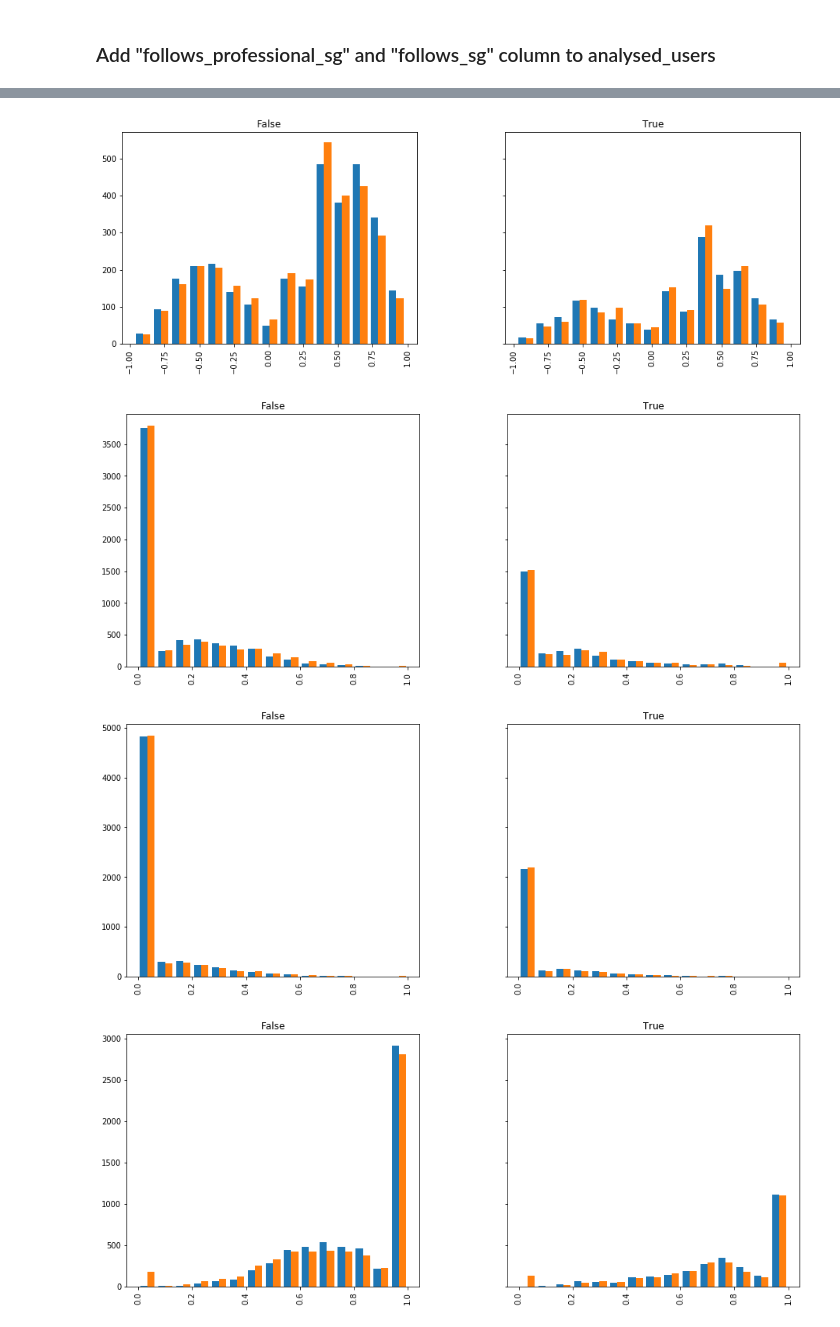
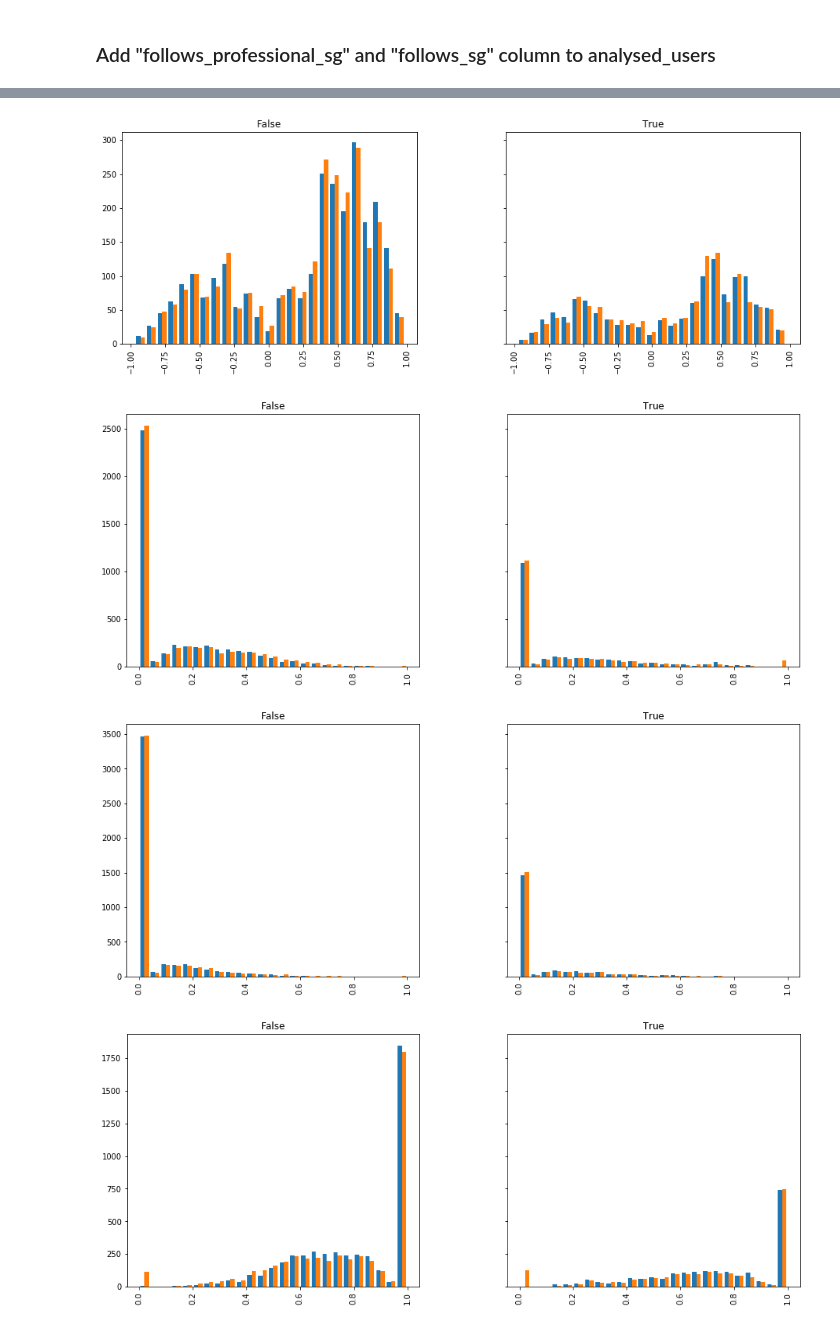
Before and after one commit to detectAna/detectAna, a Jupyter notebook: exploratory_analysis/data_analysis.ipynb, the cells around one changed output, grey strips where cells are left out. Cells and saved outputs as stored; diff of their text form; code cells hidden in the pictures.

```diff
--- a/exploratory_analysis/data_analysis.ipynb
+++ b/exploratory_analysis/data_analysis.ipynb
@@ -207,0 +192,15 @@ tweets.head()
+# %%
+def drop_tweets_with_urls(df):
+    num_dropped = 0
+    print(len(df))
+    for i in range(df.shape[0]):
+        urls = df.at[i, 'entities']['urls']
+        if len(urls) > 0:
+            df.drop(i, inplace=True)
+            num_dropped += 1
+    print("Dropped {}".format(num_dropped))
+    df.reset_index(inplace=True)
+    print(len(df))
+    return df
+# %%
+tweets = drop_tweets_with_urls(tweets)
@@ -447,8 +454,8 @@ analysed_users.shape
 # %%
 analysed_users['is_support'] = (analysed_users['follows_sg'] == True) | (analysed_users['follows_professional_sg'] == True)
-analysed_users.loc[ (analysed_users['compound_np'] !=0) & (analysed_users['compound'] !=0) ][['compound_np','compound']].hist(bins=15, by=analysed_users['is_support'],figsize=(15,5), sharex=True, sharey=True)
-analysed_users[['pos_np','pos']].hist(bins=15, by=analysed_users['is_support'], figsize=(15,6), sharex=True, sharey=True)
-analysed_users[['neg_np','neg']].hist(bins=15, by=analysed_users['is_support'], figsize=(15,6), sharex=True, sharey=True)
-analysed_users[['neu_np','neu']].hist(bins=15, by=analysed_users['is_support'], figsize=(15,6), sharex=True, sharey=True)
+analysed_users.loc[(analysed_users['compound_np'] != 0) & (analysed_users['compound'] != 0)][['compound_np','compound']].hist(bins=25, by=analysed_users['is_support'],figsize=(15,5), sharex=True, sharey=True)
+analysed_users[['pos_np','pos']].hist(bins=25, by=analysed_users['is_support'], figsize=(15,6), sharex=True, sharey=True)
+analysed_users[['neg_np','neg']].hist(bins=25, by=analysed_users['is_support'], figsize=(15,6), sharex=True, sharey=True)
+analysed_users[['neu_np','neu']].hist(bins=25, by=analysed_users['is_support'], figsize=(15,6), sharex=True, sharey=True)
 # %% [output]
 array([<matplotlib.axes._subplots.AxesSubplot object at 0x...>,
@@ -456,7 +464,7 @@ array([<matplotlib.axes._subplots.AxesSubplot object at 0x...>,
-[figure, old version]
+[figure, new version]
-[figure, old version]
+[figure, new version]
-[figure, old version]
+[figure, new version]
-[figure, old version]
+[figure, new version]
 # %%
 np.unique(analysed_users.is_support, return_counts=True)
 # %% [output]
```
Also changed, not shown: parts of 26 cells of this notebook, 2 other files.
